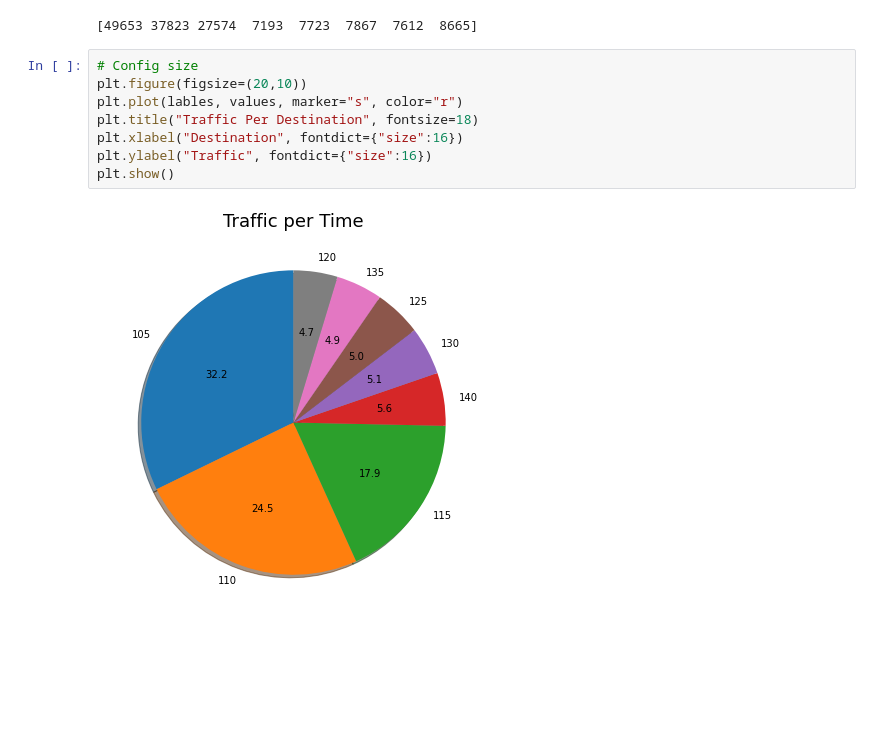
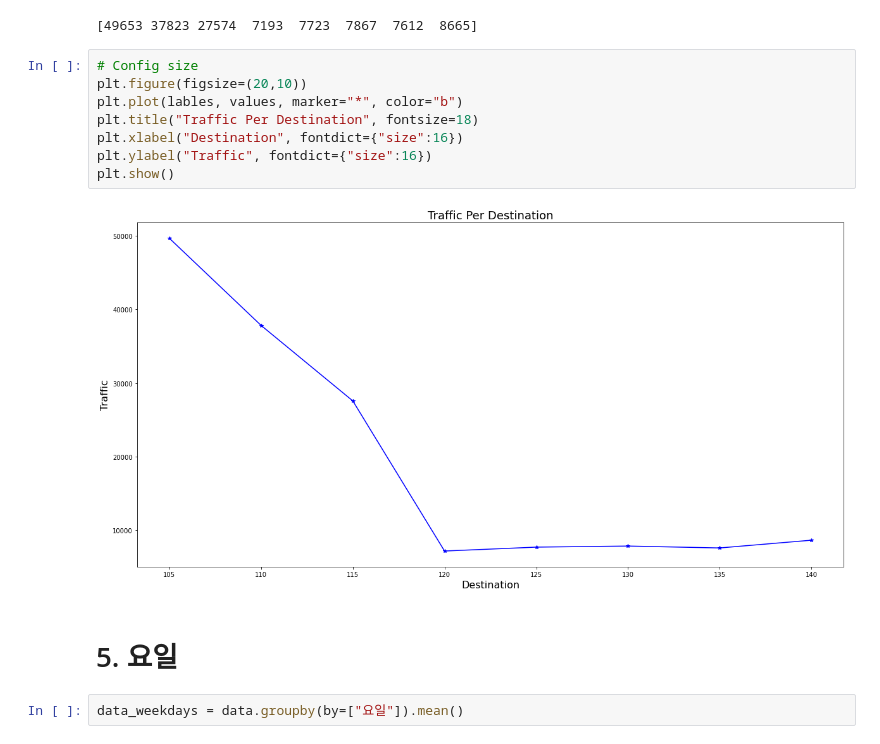
Before and after one commit to maskedrider555/FastCamous_DL, a Jupyter notebook: DataAnalysis/LineChart.ipynb, the cells around one changed output. Cells and saved outputs as stored; diff of their text form; blank space fills up the shorter version.

```diff
--- a/DataAnalysis/LineChart.ipynb
+++ b/DataAnalysis/LineChart.ipynb
@@ -172,10 +172,14 @@ print(values)
 # %%
 # Config size
 plt.figure(figsize=(20,10))
-plt.plot(lables, values, marker="s", color="r")
+plt.plot(lables, values, marker="*", color="b")
 plt.title("Traffic Per Destination", fontsize=18)
 plt.xlabel("Destination", fontdict={"size":16})
 plt.ylabel("Traffic", fontdict={"size":16})
 plt.show()
 # %% [output]
-[figure, old version]
+[figure, new version]
+# %% [markdown]
+# 5. 요일
+# %%
+data_weekdays = data.groupby(by=["요일"]).mean()
```
Also changed, not shown: parts of 6 cells of this notebook.
